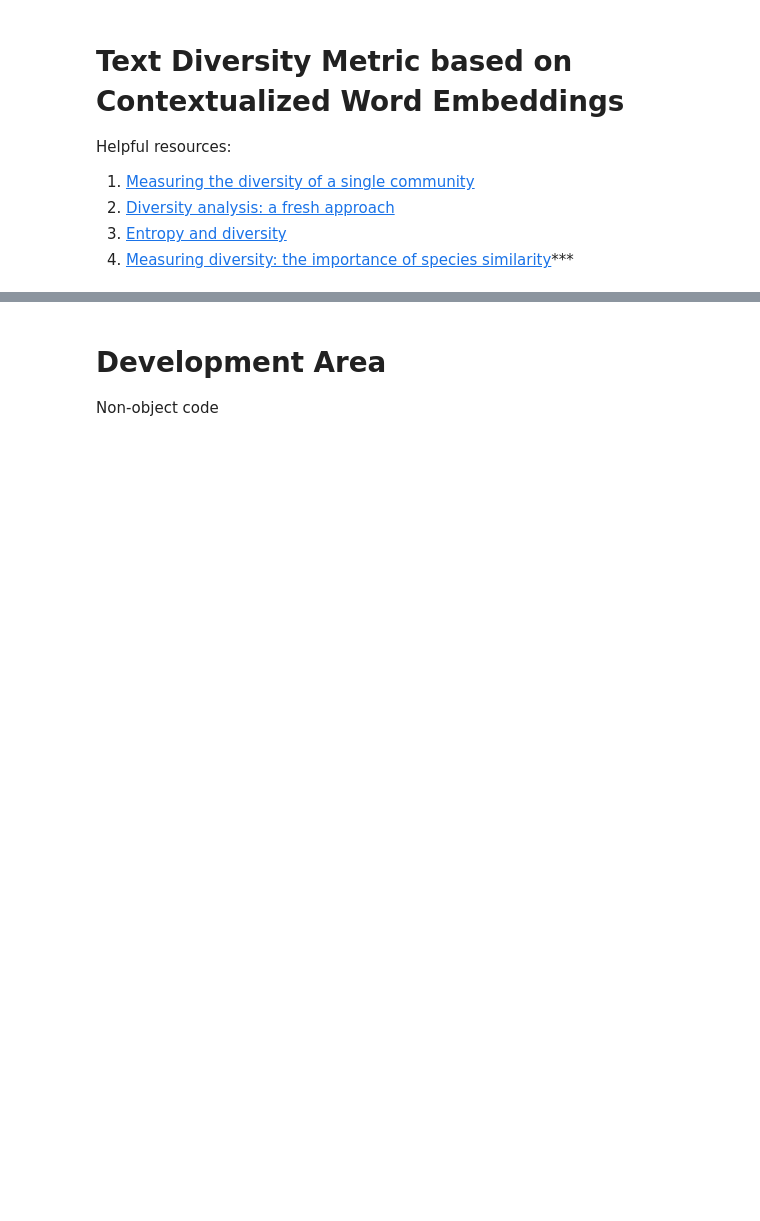
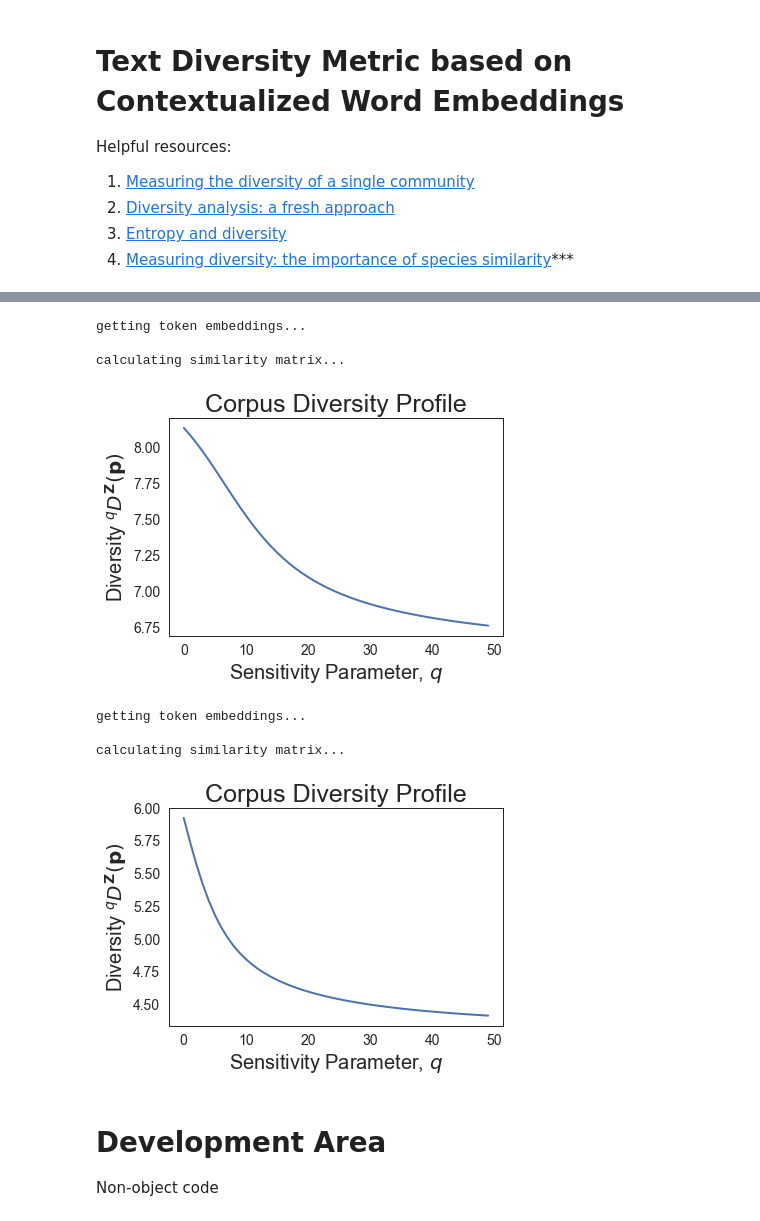
Before and after one commit to asakhala921/Sibyl_eval, a Jupyter notebook: text_diversity.ipynb, the cells around one changed output, grey strips where cells are left out. Saved outputs shown, nothing was run; the diff lists cells and outputs as text; code cells hidden in the pictures; blank space fills up the shorter version.

```diff
--- a/text_diversity.ipynb
+++ b/text_diversity.ipynb
@@ -268,3 +263,15 @@ pp.pprint(diversity_metric(corpus2, q=1))
+# %%
+diversity_metric.get_diversity_profile(corpus1, range=np.arange(50))
+diversity_metric.get_diversity_profile(corpus2, range=np.arange(50))
+# %% [output]
+getting token embeddings...
+
+calculating similarity matrix...
+[figure, added]
+getting token embeddings...
+
+calculating similarity matrix...
+[figure, added]
 # %%
 for _ in range(10):
     i = np.random.randint(0, len(train['text']), 1)
```
Also changed, not shown: parts of 10 cells of this notebook, 33 other files.
